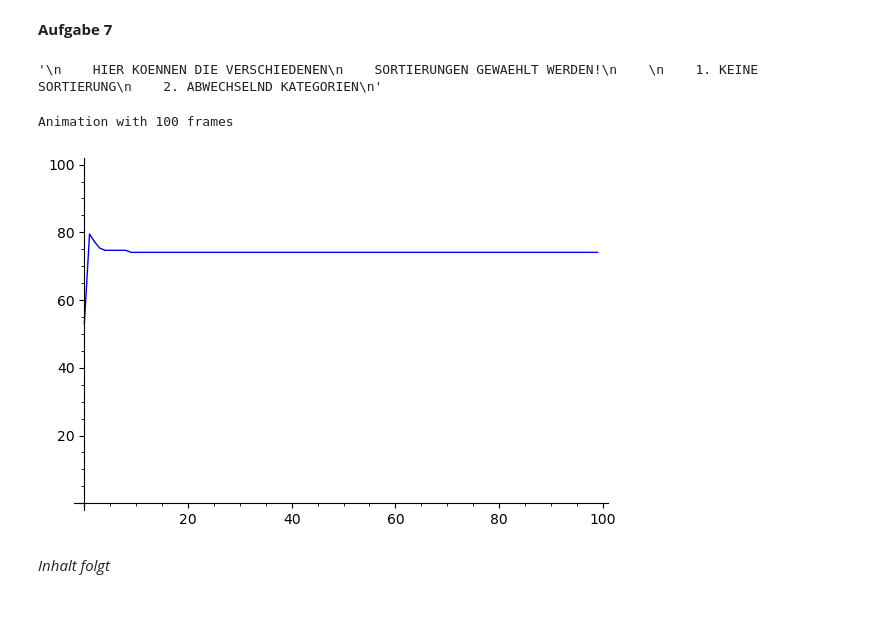
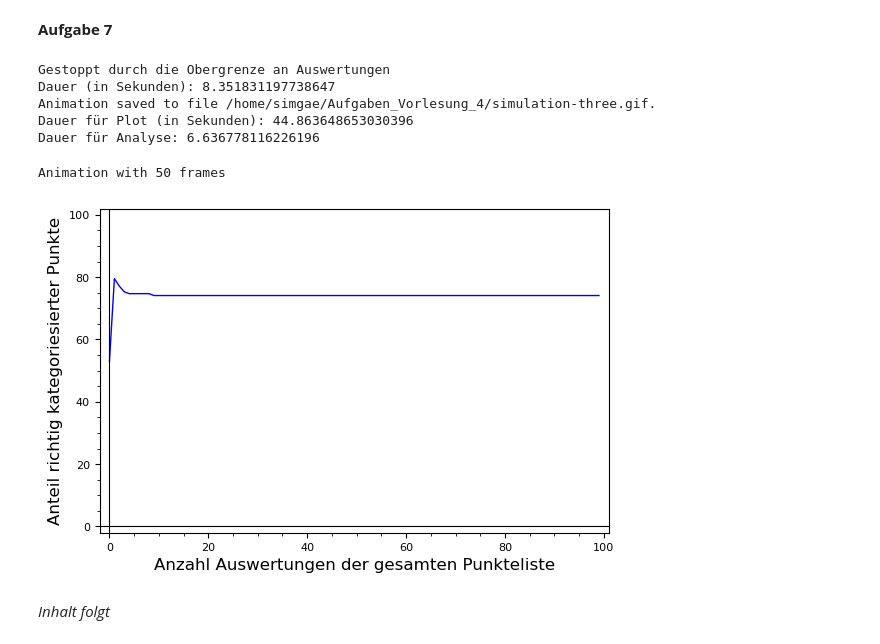
Before and after one commit to simgae/HM-Angewandte-Mathematik, a Jupyter notebook: Lecture_4/Neuronale Netze - Adaline.ipynb, the cells around one changed output. Drawn from its saved outputs; the diff is of its cells as text; code cells hidden in the pictures; blank space fills up the shorter version.

```diff
--- a/Lecture_4/Neuronale Netze - Adaline.ipynb
+++ b/Lecture_4/Neuronale Netze - Adaline.ipynb
@@ -158,8 +161,8 @@ def alpha(x):
 # %% [markdown]
 Die Methode `g(x)` fasst die Funktionen `f(x)` und `alpha(x)` zusammen und führt diese nacheinander aus.
 # %%
-def g(x):
-    return alpha(f(x))
+def g(x, wList):
+    return alpha(f(x, wList))
 # %% [markdown]
 Die Methode `createFunktion(w0, w1, w2)` erstellt aus den übergebenen Parametern eine Gerade und gibt diese als Funktion zurück.
 # %%
@@ -172,7 +175,7 @@ def createFunction(w0, w1, w2):
 # %% [markdown]
 Die Methode `plotAll()` sorgt dafür, dass ein komplettes Koordinatensystem mit allen Punkten und der Ausgleichsgeraden geplottet wird. Die Punkte werden ebenfalls nach ihrer Kategorie bunt gefärbt (-1 = rot, 1 = blau).
 # %%
-def plotAll():
+def plotAll(wList):
 
     # graphics object
     g = Graphics()
@@ -243,19 +246,21 @@ def mixDataWithoutSorting(dict_values):
 # %% [markdown]
 Die Methode `recalculate(values)` nimmt für alle w's eine Neuberechung vor. Hierfür wird die Fehlerfunktion ausgewertet und anschließend mit dem alten `w` und dem oben definerten `eta` verrechnet.
 # %%
-def recalculate(values):
+def recalculate(values, wList):
     for index in range(3):
-        wList[index] -= eta * E(index, values)
+        wList[index] -= eta * E(index, values, wList)
+
+    return wList
 # %% [markdown]
 Die Methode `terminate_condition (dict_values)` stellt die Abbruchbedingung für den Lernalgorithmus da. Wenn diese False zurückgibt, dann ist der Lernalgorithums abgeschlossen, weil der Durchschnittsfehler kleiner ist als in `gamma` definiert. Liefert sie True, dann ist die Fehler noch zu groß und der Algorithmus läuft weiter.
 # %%
-def terminate_condition (dict_values):
+def terminate_condition (dict_values, wList):
 
     result = 0;
 
     # count all wrong points
     for value in dict_values:
-        result += abs(value['y'] - alpha(f(value)))
+        result += abs(value['y'] - alpha(f(value, wList)))
 
     # create average
     result *= 1 / len(dict_values)
@@ -420,41 +444,17 @@ Animation with 100 frames
 # %% [markdown]
 **Aufgabe 7**
 # %%
-dict_values.clear()
-wList = [1, 1, 1]
-dict_values = readData('adalineAlternative.csv')
-
-"""
-    HIER KOENNEN DIE VERSCHIEDENEN
-    SORTIERUNGEN GEWAEHLT WERDEN!
-
-    1. KEINE SORTIERUNG
-    2. ABWECHSELND KATEGORIEN
-"""
-# dict_values = mixDataWithoutSorting(dict_values)
-# dict_values = mixData(dict_values)
-
-plots = []
-
-counter = 0
-
-while terminate_condition(dict_values) and counter < 100:
-    for values in dict_values:
-        recalculate(values)
-
-    plots.append(plotAll())
-    counter += 1
-
-b = animate(plots)
-b
-b.gif(savefile='simulation_two.gif', delay=15, iterations=0)
-
-wList = [1, 1, 1]
-evaluateEfficiency(dict_values)
+graphs = runProgramm("adalineAlternative.csv", dict_values, "simulation-three.gif")
+graphs[0]
+graphs[1]
 # %% [output]
-'\n    HIER KOENNEN DIE VERSCHIEDENEN\n    SORTIERUNGEN GEWAEHLT WERDEN!\n    \n    1. KEINE SORTIERUNG\n    2. ABWECHSELND KATEGORIEN\n'
+Gestoppt durch die Obergrenze an Auswertungen
+Dauer (in Sekunden): 8.351831197738647
+Animation saved to file /home/simgae/Aufgaben_Vorlesung_4/simulation-three.gif.
+Dauer für Plot (in Sekunden): 44.863648653030396
+Dauer für Analyse: 6.636778116226196
-Animation with 100 frames
+Animation with 50 frames
-[figure, old version]
+[figure, new version]
 # %% [markdown]
 *Inhalt folgt*
 # %% [markdown]
```
Also changed, not shown: parts of 9 cells of this notebook, 1 other file.
